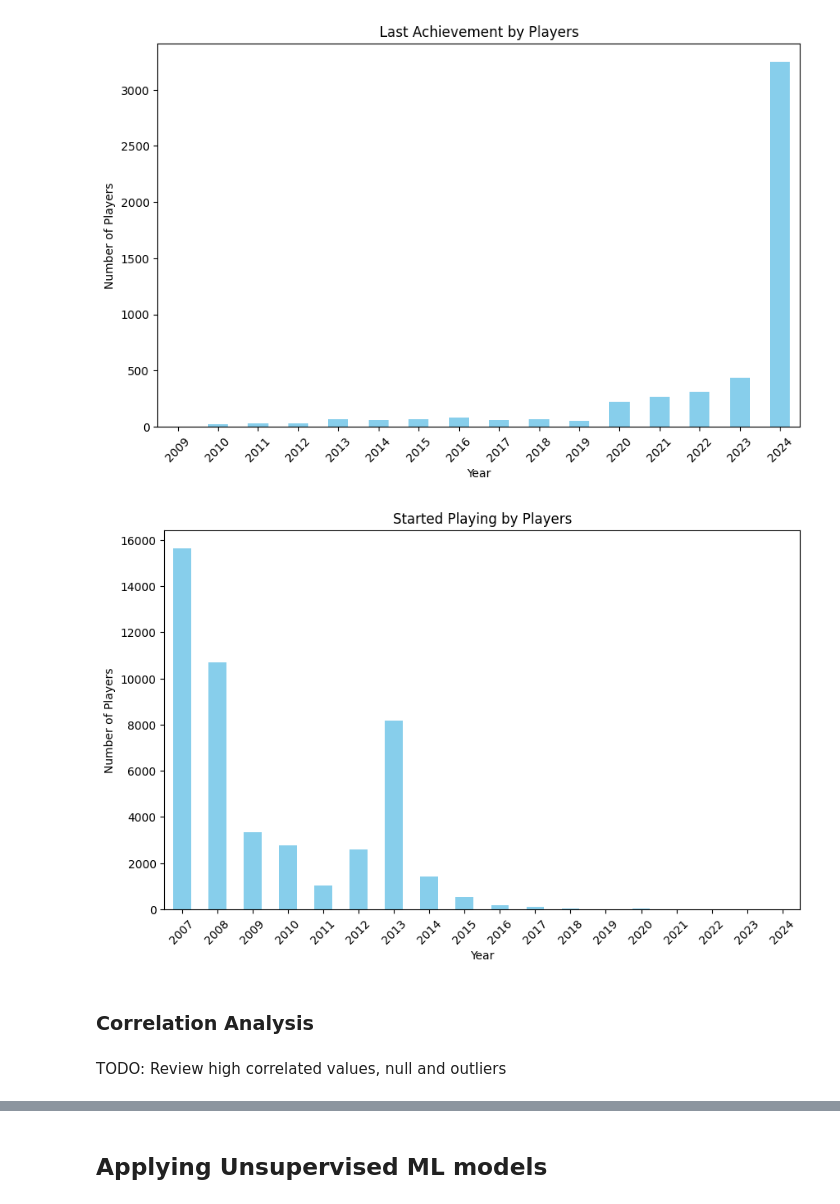
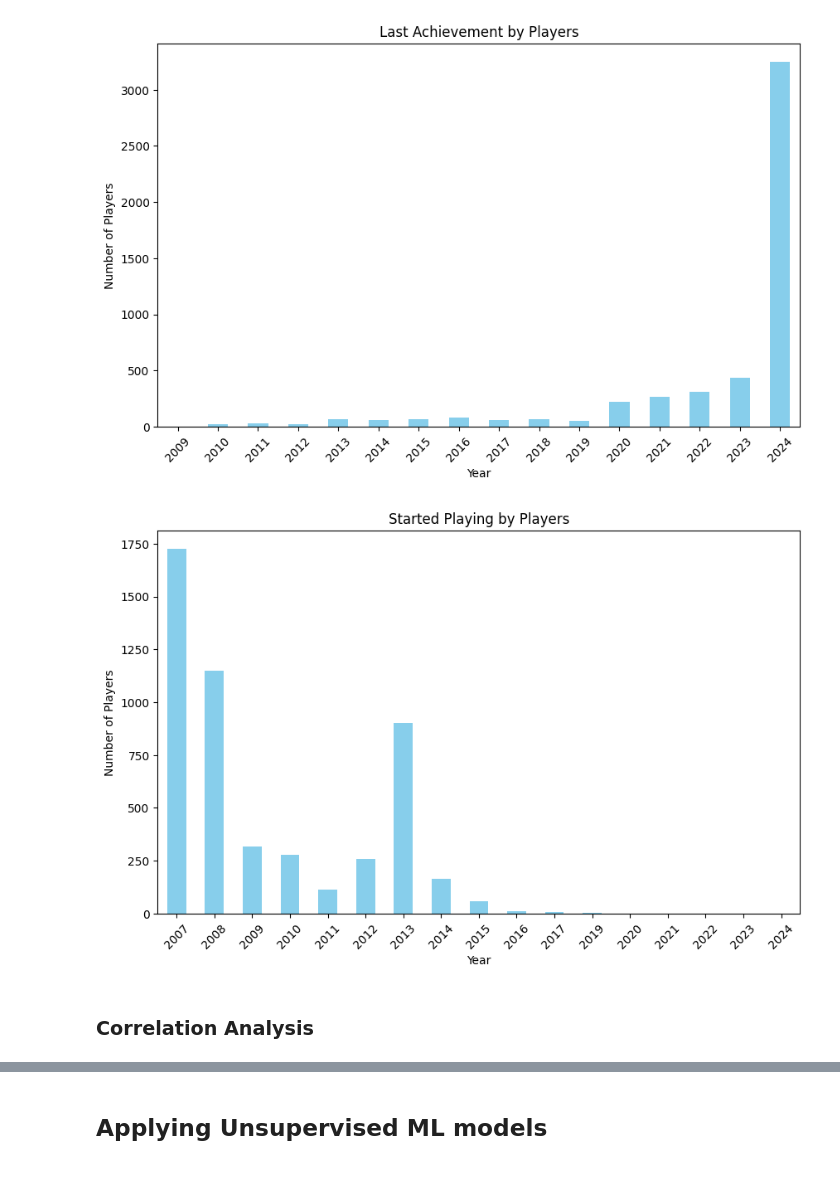
Before and after one commit to hr-vasquez/ml_players, a Jupyter notebook: ml_exploration.ipynb, the cells around one changed output, grey strips where cells are left out. Saved outputs shown, nothing was run; the diff lists cells and outputs as text; code cells hidden in the pictures; blank space fills up the shorter version.

```diff
--- a/ml_exploration.ipynb
+++ b/ml_exploration.ipynb
@@ -368,4 +323,5 @@ df1.to_csv('gamers_profile_2.csv', index=False)
 # %%
-df1 = pd.read_csv('gamers_profile_2.csv')
+df1 = pd.read_csv('gamers_profile_3.csv')
+print(df1.shape)
 df1.head()
 # %% [output]
@@ -573,24 +481,22 @@ plt.show()
 # %% [output]
 [figure]
 # %%
-df_temp = df3.copy()
+df_temp = df2.copy()
 df_temp['started_played_on'] = pd.to_datetime(df_temp['started_played_on'], errors='coerce')
 df_temp = df_temp.dropna(subset=['started_played_on'])
 df_temp['started_played_on'] = pd.to_datetime(df_temp['started_played_on'])
 df_temp['year'] = df_temp['started_played_on'].dt.year
 
 nickname_counts_by_year = df_temp.groupby('year')['nickname'].nunique()
 
 plt.figure(figsize=(10, 6))
 nickname_counts_by_year.plot(kind='bar', color='skyblue')
 plt.title('Started Playing by Players')
 plt.xlabel('Year')
 plt.ylabel('Number of Players')
 plt.xticks(rotation=45)
 plt.show()
 # %% [output]
-[figure, old version]
+[figure, new version]
 # %% [markdown]
 ### Correlation Analysis
-# %% [markdown]
-TODO: Review high correlated values, null and outliers
```
Also changed, not shown: parts of 133 cells of this notebook, 1 other file.
